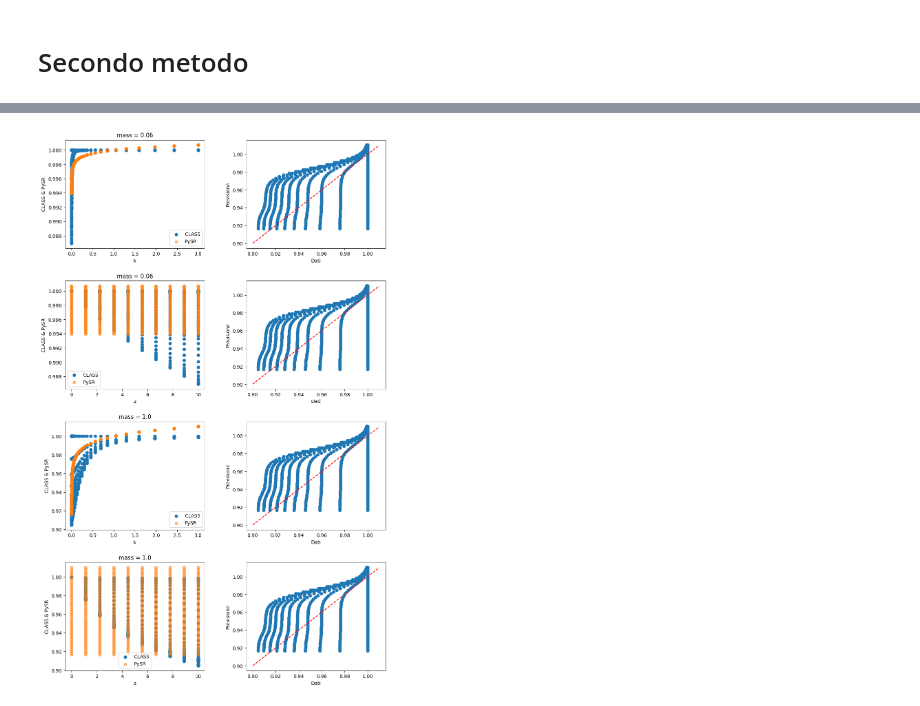
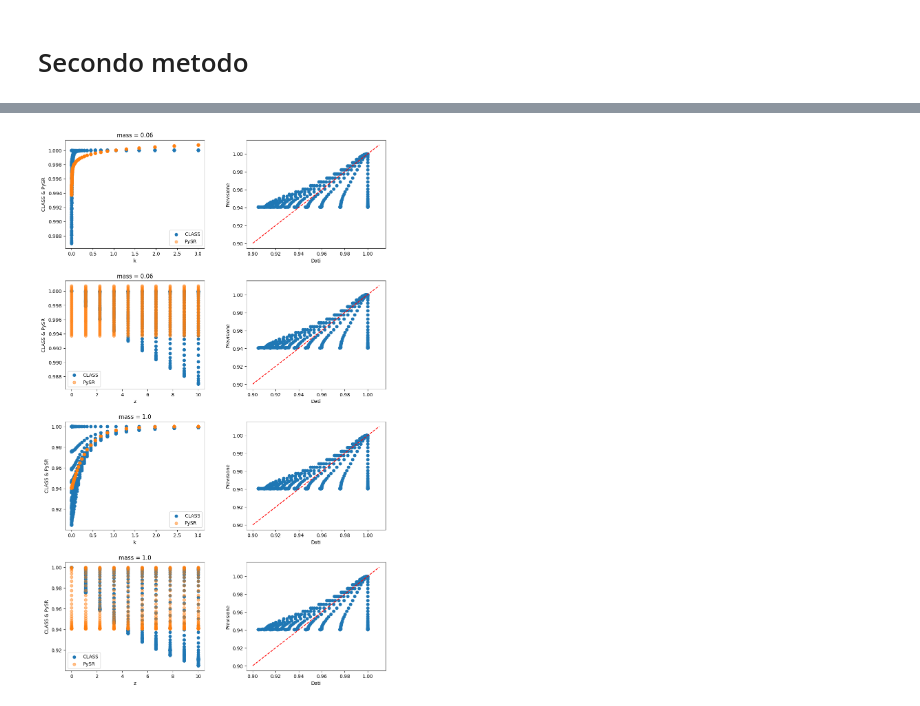
Before and after one commit to ste-cartu/Bachelor-Thesis, a Jupyter notebook: sim3_mu.ipynb, the cells around one changed output, grey strips where cells are left out. Cells and saved outputs as stored; diff of their text form; code cells hidden in the pictures.

```diff
--- a/sim3_mu.ipynb
+++ b/sim3_mu.ipynb
@@ -91,9 +91,9 @@ x.append(data[nk*nz:, :])
 pred1 = []
 
 # m = 0.06 eV
-model_fix1.fit(x[0][:,:2], x[0][:,3])
-pred1.append(model_fix1.predict(x[0][:,:2]))
+model_fix1.fit(x1[0][:,:1], x1[0][:,2])
+pred1.append(model_fix1.predict(x1[0][:,:1]))
 
 # m = 1 eV
-model_fix1.fit(x[1][:,:2], x[1][:,3])
-pred1.append(model_fix1.predict(x[1][:,:2]))
+model_fix1.fit(x1[1][:,:1], x1[1][:,2])
+pred1.append(model_fix1.predict(x1[1][:,:1]))
@@ -105,8 +125,8 @@ fig, axs = plt.subplots(4, 2, figsize=(12, 18), gridspec_kw={'hspace': 0.3, 'wsp
 j = 0
 for m in range(nm) :
     # x: scala
-    axs[j,0].scatter(x[m][:,1], x[m][:,3], label='CLASS')
-    axs[j,0].scatter(x[m][:,1], pred1[m][:], alpha=0.5, label='PySR')
+    axs[j,0].scatter(x1[m][:,0], x1[m][:,2], label='CLASS')
+    axs[j,0].scatter(x1[m][:,0], pred1[m][:], alpha=0.5, label='PySR')
     axs[j,0].set_xlabel('k')
     axs[j,0].set_ylabel('CLASS & PySR')
     axs[j,0].set_title('mass = ' + str(mm[m]))
@@ -115,8 +135,8 @@ for m in range(nm) :
     j = j+1
 
     # x: redshift
-    axs[j,0].scatter(x[m][:,2], x[m][:,3], label='CLASS')
-    axs[j,0].scatter(x[m][:,2], pred1[m][:], alpha=0.5, label='PySR')
+    axs[j,0].scatter(x1[m][:,1], x1[m][:,2], label='CLASS')
+    axs[j,0].scatter(x1[m][:,1], pred1[m][:], alpha=0.5, label='PySR')
     axs[j,0].set_xlabel('z')
     axs[j,0].set_ylabel('CLASS & PySR')
     axs[j,0].set_title('mass = ' + str(mm[m]))
@@ -125,7 +145,7 @@ for m in range(nm) :
     j = j+1
 
 for i in range(4) :
-    axs[i,1].plot(x[m][:,3], pred1[m][:], 'o')
+    axs[i,1].plot(x1[m][:,2], pred1[m][:], 'o')
     xlim = axs[i,1].get_xlim()
     t = np.arange(xlim[0], xlim[1]+0.01, 0.01)
     axs[i,1].plot(t, t, linestyle='--', color='red')
@@ -200,8 +220,6 @@ model_fix2 = PySRRegressor(
     )
 # %%
 data = np.array(df)
-x = []
-x.append(data[:nk*nz, :])
-x.append(data[nk*nz:, :])
-
-print(nk*nz)
+x2 = []
+x2.append(data[:nk*nz, 1:])
+x2.append(data[nk*nz:, 1:])
@@ -212,9 +228,9 @@ print(nk*nz)
 pred2 = []
 
 # m = 0.06 eV
-model_fix2.fit(x[0][:,:2], x[0][:,3])
-pred2.append(model_fix2.predict(x[0][:,:2]))
+model_fix2.fit(x2[0][:,:1], x2[0][:,2])
+pred2.append(model_fix2.predict(x2[0][:,:1]))
 
 # m = 1 eV
-model_fix2.fit(x[1][:,:2], x[1][:,3])
-pred2.append(model_fix2.predict(x[1][:,:2]))
+model_fix2.fit(x2[1][:,:1], x2[1][:,2])
+pred2.append(model_fix2.predict(x2[1][:,:1]))
@@ -224,36 +275,36 @@ pred2.append(model_fix2.predict(x[1][:,:2]))
 fig, axs = plt.subplots(4, 2, figsize=(12, 20), gridspec_kw={'hspace': 0.3, 'wspace': 0.3})
 
 j = 0
 for m in range(nm) :
     # x: scala
-    axs[j,0].scatter(x[m][:,1], x[m][:,3], label='CLASS')
-    axs[j,0].scatter(x[m][:,1], pred2[m][:], alpha=0.5, label='PySR')
+    axs[j,0].scatter(x2[m][:,0], x2[m][:,2], label='CLASS')
+    axs[j,0].scatter(x2[m][:,0], pred2[m][:], alpha=0.5, label='PySR')
     axs[j,0].set_xlabel('k')
     axs[j,0].set_ylabel('CLASS & PySR')
     axs[j,0].set_title('mass = ' + str(mm[m]))
     axs[j,0].legend()
 
     j = j+1
 
     # x: redshift
-    axs[j,0].scatter(x[m][:,2], x[m][:,3], label='CLASS')
-    axs[j,0].scatter(x[m][:,2], pred2[m][:], alpha=0.5, label='PySR')
+    axs[j,0].scatter(x2[m][:,1], x2[m][:,2], label='CLASS')
+    axs[j,0].scatter(x2[m][:,1], pred2[m][:], alpha=0.5, label='PySR')
     axs[j,0].set_xlabel('z')
     axs[j,0].set_ylabel('CLASS & PySR')
     axs[j,0].set_title('mass = ' + str(mm[m]))
     axs[j,0].legend()
 
     j = j+1
 
 for i in range(4) :
-    axs[i,1].plot(x[m][:,3], pred2[m][:], 'o')
+    axs[i,1].plot(x2[m][:,2], pred2[m][:], 'o')
     xlim = axs[i,1].get_xlim()
     t = np.arange(xlim[0], xlim[1]+0.01, 0.01)
     axs[i,1].plot(t, t, linestyle='--', color='red')
     axs[i,1].set_xlabel('Dati')
     axs[i,1].set_ylabel('Previsione')
 
 plt.savefig('prova2.pdf')
 plt.show()
 # %% [output]
-[figure, old version]
+[figure, new version]
```
Also changed, not shown: parts of 5 cells of this notebook.
